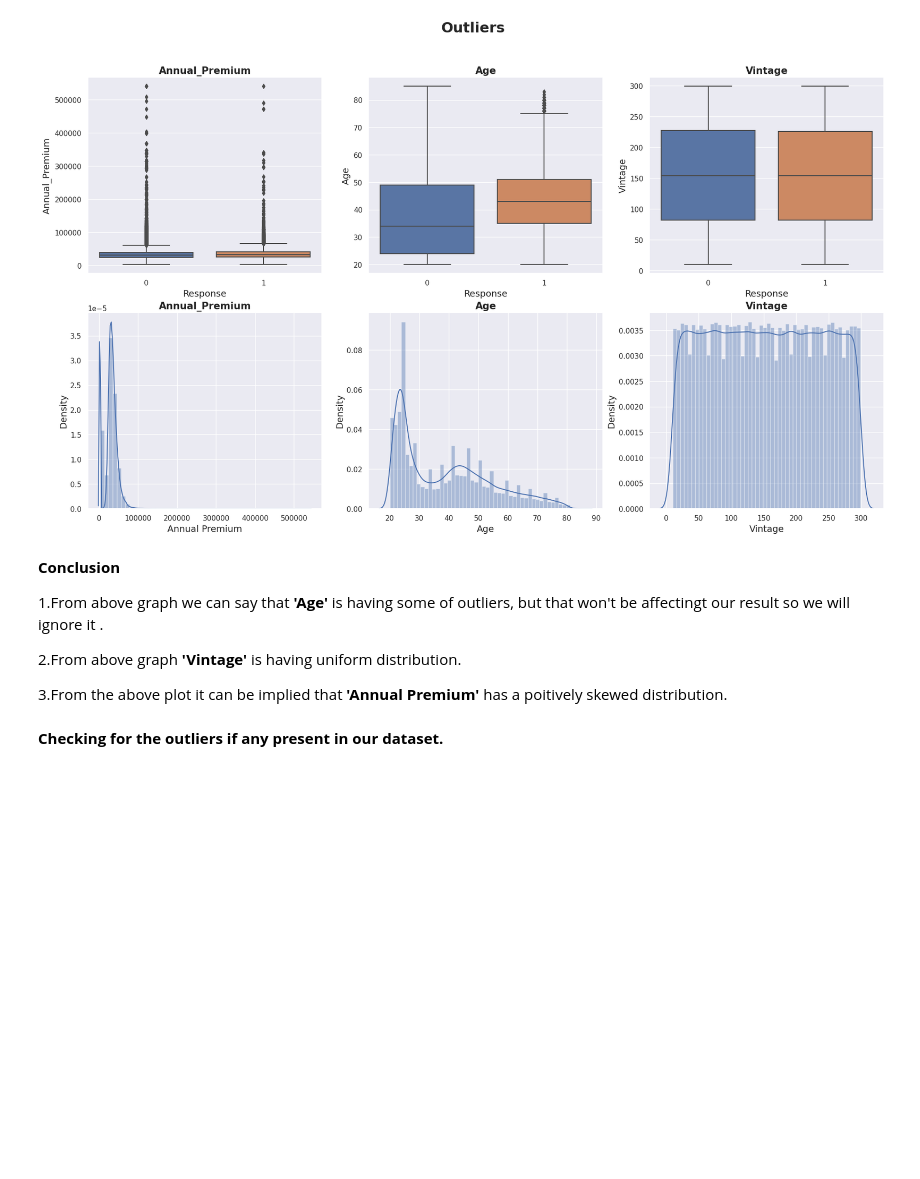
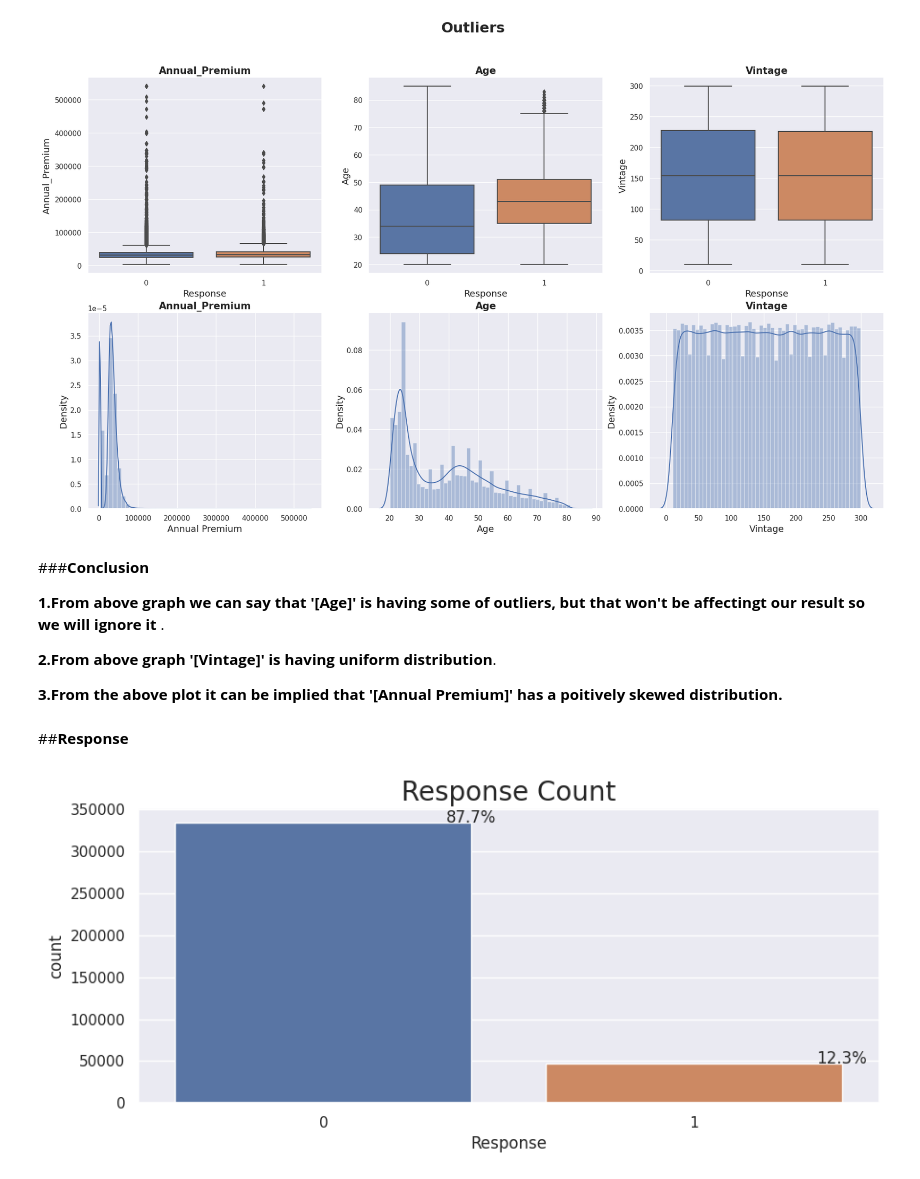
Before and after one commit to shwe-hg/capston-project-on-classification, a Jupyter notebook: project_on_classification(ML).ipynb, the cells around one changed output. Drawn from its saved outputs; the diff is of its cells as text; code cells hidden in the pictures; blank space fills up the shorter version.

```diff
--- a/project_on_classification(ML).ipynb
+++ b/project_on_classification(ML).ipynb
@@ -330,15 +342,29 @@ https://gist.github.com/mwaskom/de44147ed2974457ad6372750bbe5751
   sns.distplot(ax = axes[1][2],x = df1['Vintage'])
 [figure]
 # %% [markdown]
-**Conclusion**
+###**Conclusion**
 
 
 
 
-1.From above graph we can say that **'Age'** is having some of outliers, but that won't be affectingt our result so we will ignore it .
+**1.From above graph we can say that '[Age]' is having some of outliers, but that won't be affectingt our result so we will ignore it** .
 
-2.From above graph **'Vintage'** is having uniform distribution.
+**2.From above graph '[Vintage]' is having uniform distribution**.
 
-3.From the above plot it can be implied that **'Annual Premium'** has a poitively skewed distribution.
+**3.From the above plot it can be implied that '[Annual Premium]' has a poitively skewed distribution.**
-# %% [markdown]
-**Checking for the outliers if any present in our dataset.**
+# %% [markdown]
+##**Response**
+# %%
+sns.set(style="darkgrid")
+plt.figure(figsize=(10,4))
+total = float(len(df1))
+ax = sns.countplot(x='Response', data=df1)
+plt.title('Response Count', fontsize=20)
+for p in ax.patches:
+    percentage = '{:.1f}%'.format(100 * p.get_height()/total)
+    x = p.get_x() + p.get_width()
+    y = p.get_height()
+    ax.annotate(percentage, (x, y),ha='center')
+plt.show()
+# %% [output]
+[figure, added]
```
Also changed, not shown: parts of 32 cells of this notebook.
